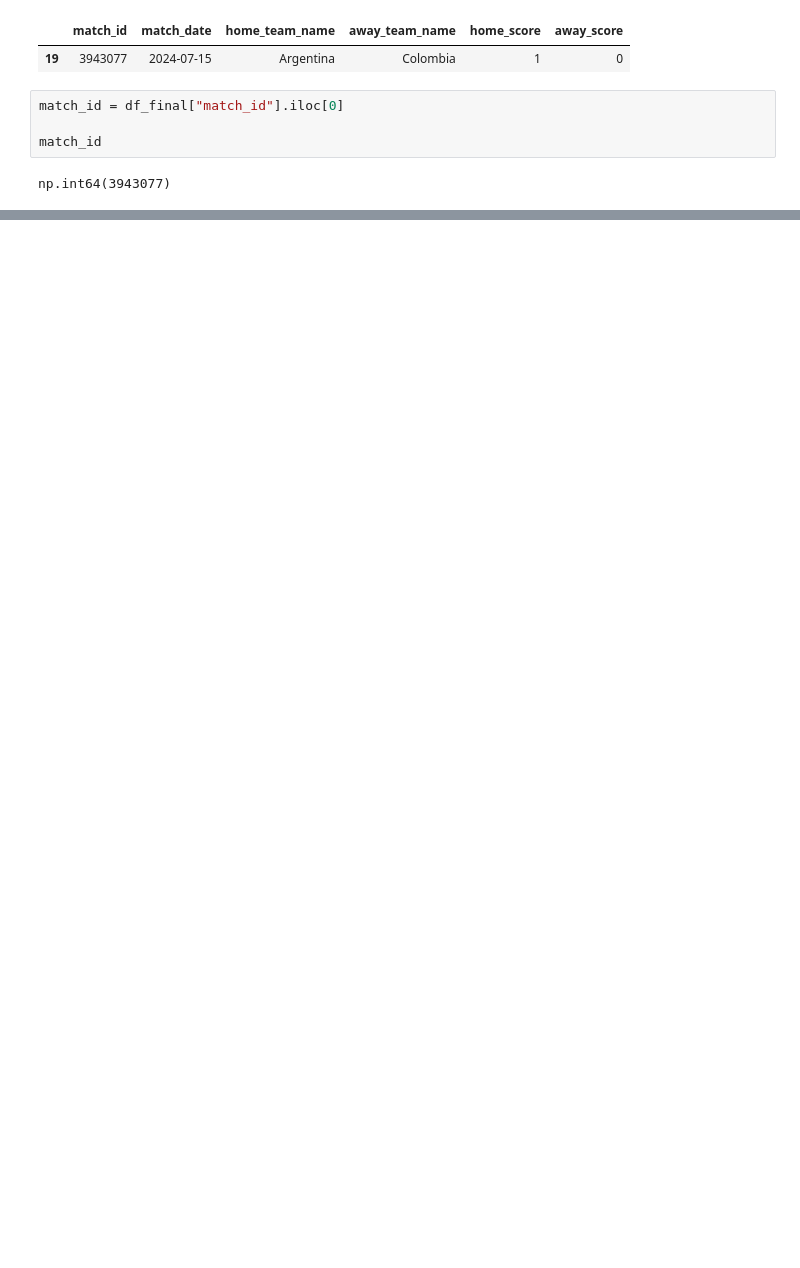
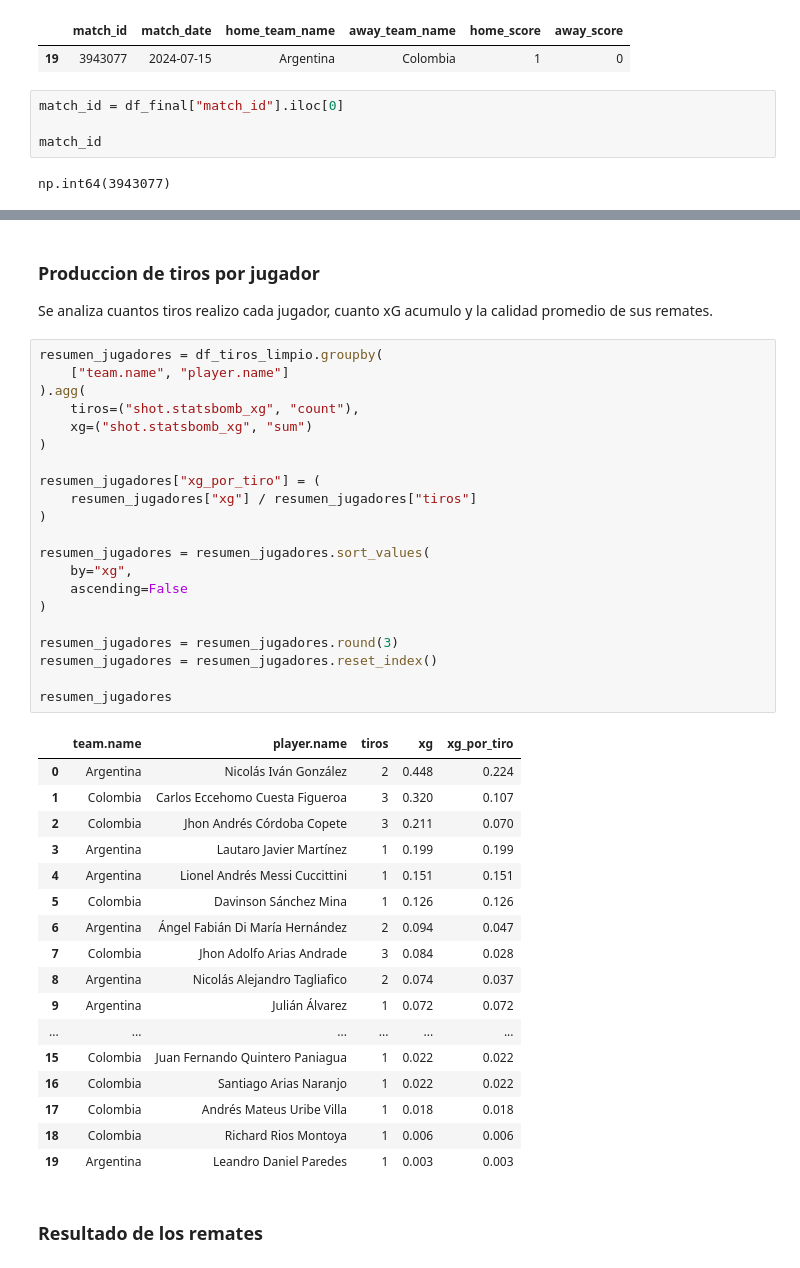
Before and after one commit to manupardo29/football-match-analysis, a Jupyter notebook: notebooks/01_primer_analisis.ipynb, the cells around one changed output, grey strips where cells are left out. Saved outputs shown, nothing was run; the diff lists cells and outputs as text; blank space fills up the shorter version.

```diff
--- a/notebooks/01_primer_analisis.ipynb
+++ b/notebooks/01_primer_analisis.ipynb
@@ -106,0 +208,45 @@ df_eventos_normalizado = pd.json_normalize(datos_eventos)
+# %% [markdown]
+### Produccion de tiros por jugador
+
+Se analiza cuantos tiros realizo cada jugador, cuanto xG acumulo y la calidad promedio de sus remates.
+# %%
+resumen_jugadores = df_tiros_limpio.groupby(
+    ["team.name", "player.name"]
+).agg(
+    tiros=("shot.statsbomb_xg", "count"),
+    xg=("shot.statsbomb_xg", "sum")
+)
+
+resumen_jugadores["xg_por_tiro"] = (
+    resumen_jugadores["xg"] / resumen_jugadores["tiros"]
+)
+
+resumen_jugadores = resumen_jugadores.sort_values(
+    by="xg",
+    ascending=False
+)
+
+resumen_jugadores = resumen_jugadores.round(3)
+resumen_jugadores = resumen_jugadores.reset_index()
+
+resumen_jugadores
+# %% [output]
+|  | team.name | player.name | tiros | xg | xg_por_tiro |
+| 0 | Argentina | Nicolás Iván González | 2 | 0.448 | 0.224 |
+| 1 | Colombia | Carlos Eccehomo Cuesta Figueroa | 3 | 0.320 | 0.107 |
+| 2 | Colombia | Jhon Andrés Córdoba Copete | 3 | 0.211 | 0.070 |
+| 3 | Argentina | Lautaro Javier Martínez | 1 | 0.199 | 0.199 |
+| 4 | Argentina | Lionel Andrés Messi Cuccittini | 1 | 0.151 | 0.151 |
+| 5 | Colombia | Davinson Sánchez Mina | 1 | 0.126 | 0.126 |
+| 6 | Argentina | Ángel Fabián Di María Hernández | 2 | 0.094 | 0.047 |
+| 7 | Colombia | Jhon Adolfo Arias Andrade | 3 | 0.084 | 0.028 |
+| 8 | Argentina | Nicolás Alejandro Tagliafico | 2 | 0.074 | 0.037 |
+| 9 | Argentina | Julián Álvarez | 1 | 0.072 | 0.072 |
+| ... | ... | ... | ... | ... | ... |
+| 15 | Colombia | Juan Fernando Quintero Paniagua | 1 | 0.022 | 0.022 |
+| 16 | Colombia | Santiago Arias Naranjo | 1 | 0.022 | 0.022 |
+| 17 | Colombia | Andrés Mateus Uribe Villa | 1 | 0.018 | 0.018 |
+| 18 | Colombia | Richard Rios Montoya | 1 | 0.006 | 0.006 |
+| 19 | Argentina | Leandro Daniel Paredes | 1 | 0.003 | 0.003 |
+# %% [markdown]
+### Resultado de los remates
```
Also changed, not shown: parts of 46 cells of this notebook.
